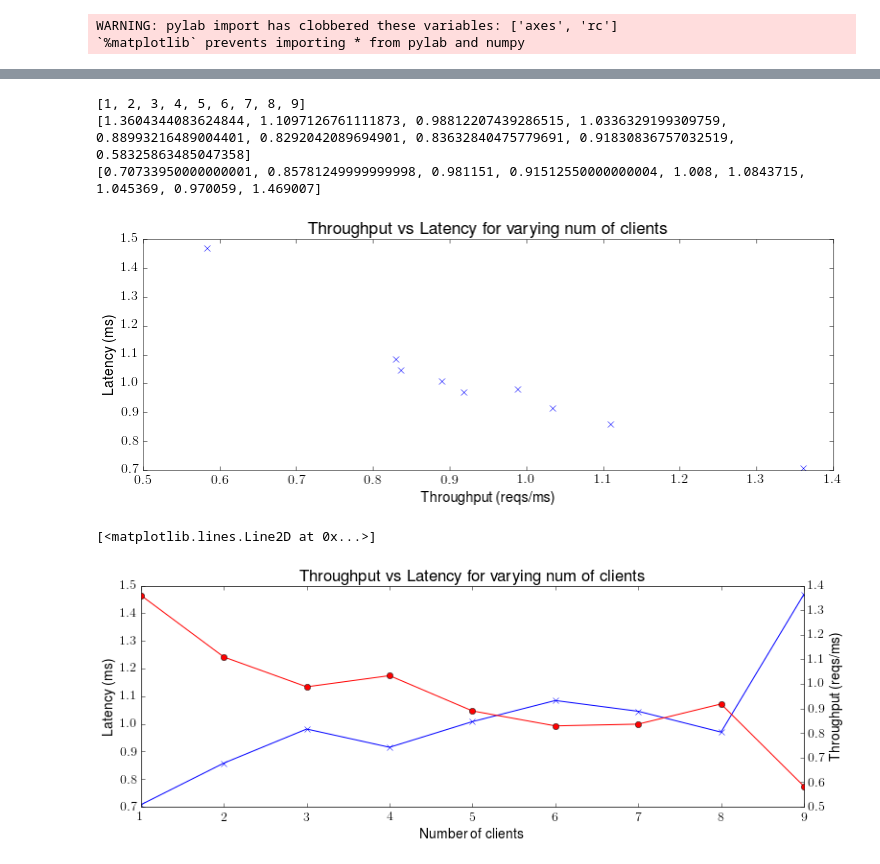
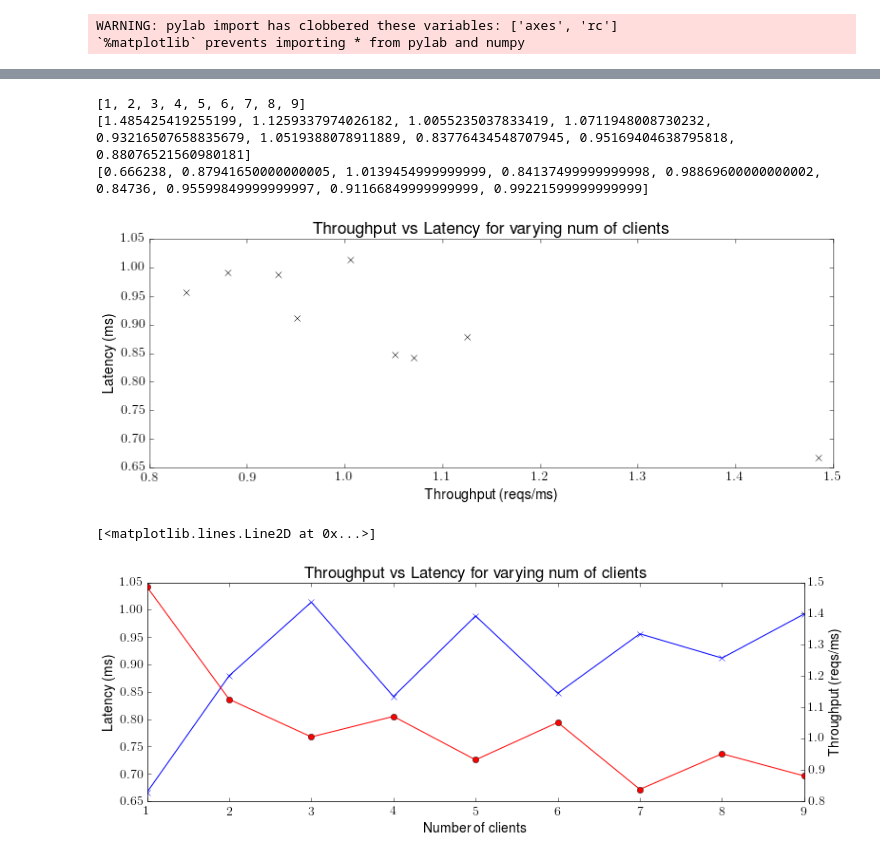
Before and after one commit to heidihoward/ios, a Jupyter notebook: scripts/graph_plotting.ipynb, the cells around one changed output, grey strips where cells are left out. Cells and saved outputs as stored; diff of their text form; code cells hidden in the pictures.

```diff
--- a/scripts/graph_plotting.ipynb
+++ b/scripts/graph_plotting.ipynb
@@ -20,6 +20,15 @@ WARNING: pylab import has clobbered these variables: ['axes', 'rc']
 # %%
 def fig_to_file(fig, filename, ext):
     fig.savefig("graphs/%s.%s" % (filename, ext), format=ext, bbox_inches='tight')
+
+def draw_simple_plot(xlabel,ylabel,title,xdata,ydata):
+    fig = plt.figure(figsize=[12,4])
+    axes = fig.add_axes([0.1, 0.1, 0.8, 0.8])
+
+    axes.set_xlabel(xlabel)
+    axes.set_ylabel(ylabel)
+    axes.set_title(title)
+    axes.plot(xdata,ydata,"kx")
 
 def draw_line_graph(xlabel,ylabel,title,xdata,ydata):
     fig = plt.figure(figsize=[12,4])
@@ -138,7 +147,7 @@ def read_results_file(filename):
             results['time'].append(((secs+mins) - start_time)*1000)
     return results
 # %%
-date = '05-11-170513'
+date = '05-11-174232'
 # %%
 # SIMPLE: a simple 3 server and 1 client system
 
@@ -244,32 +253,25 @@ draw_cdfs('Commit latency (ms)',
 # %%
 # plotting throughput vs latency
 
 medium_latency=[]
 throughput=[]
 
 for c in clients:
     total_latency = np.sum(latency[c])
     number_reqs = len(latency[c])
     throughput.append(number_reqs / total_latency)
     medium_latency.append(np.percentile(latency[c],50))
 
-fig = plt.figure(figsize=[12,4])
-axes = fig.add_axes([0.1, 0.1, 0.8, 0.8])
 
-axes.set_xlabel('Throughput (reqs/ms)')
-axes.set_ylabel('Latency (ms)')
-axes.set_title('Throughput vs Latency for varying num of clients')
-
-axes.plot(throughput, medium_latency,"bx")
-
+draw_simple_plot('Throughput (reqs/ms)','Latency (ms)','Throughput vs Latency for varying num of clients',throughput,medium_latency)
 print(clients)
 print(throughput)
 print(medium_latency)
 # %% [output]
 [1, 2, 3, 4, 5, 6, 7, 8, 9]
-[1.3604344083624844, 1.1097126761111873, 0.98812207439286515, 1.0336329199309759, 0.88993216489004401, 0.8292042089694901, 0.83632840475779691, 0.91830836757032519, 0.58325863485047358]
-[0.70733950000000001, 0.85781249999999998, 0.981151, 0.91512550000000004, 1.008, 1.0843715, 1.045369, 0.970059, 1.469007]
+[1.485425419255199, 1.1259337974026182, 1.0055235037833419, 1.0711948008730232, 0.93216507658835679, 1.0519388078911889, 0.83776434548707945, 0.95169404638795818, 0.88076521560980181]
+[0.666238, 0.87941650000000005, 1.0139454999999999, 0.84137499999999998, 0.98869600000000002, 0.84736, 0.95599849999999997, 0.91166849999999999, 0.99221599999999999]
-[figure, old version]
+[figure, new version]
 # %%
 fig = plt.figure(figsize=[12,4])
 axes = fig.add_axes([0.1, 0.1, 0.8, 0.8])
@@ -285,7 +287,7 @@ axes2.set_ylabel('Throughput (reqs/ms)')
 axes2.plot(clients, throughput,"ro-")
 # %% [output]
 [<matplotlib.lines.Line2D at 0x...>]
-[figure, old version]
+[figure, new version]
 # %%
 # SCALE: for other numbers of servers
 
```
Also changed, not shown: parts of 7 cells of this notebook, 3 other files.
